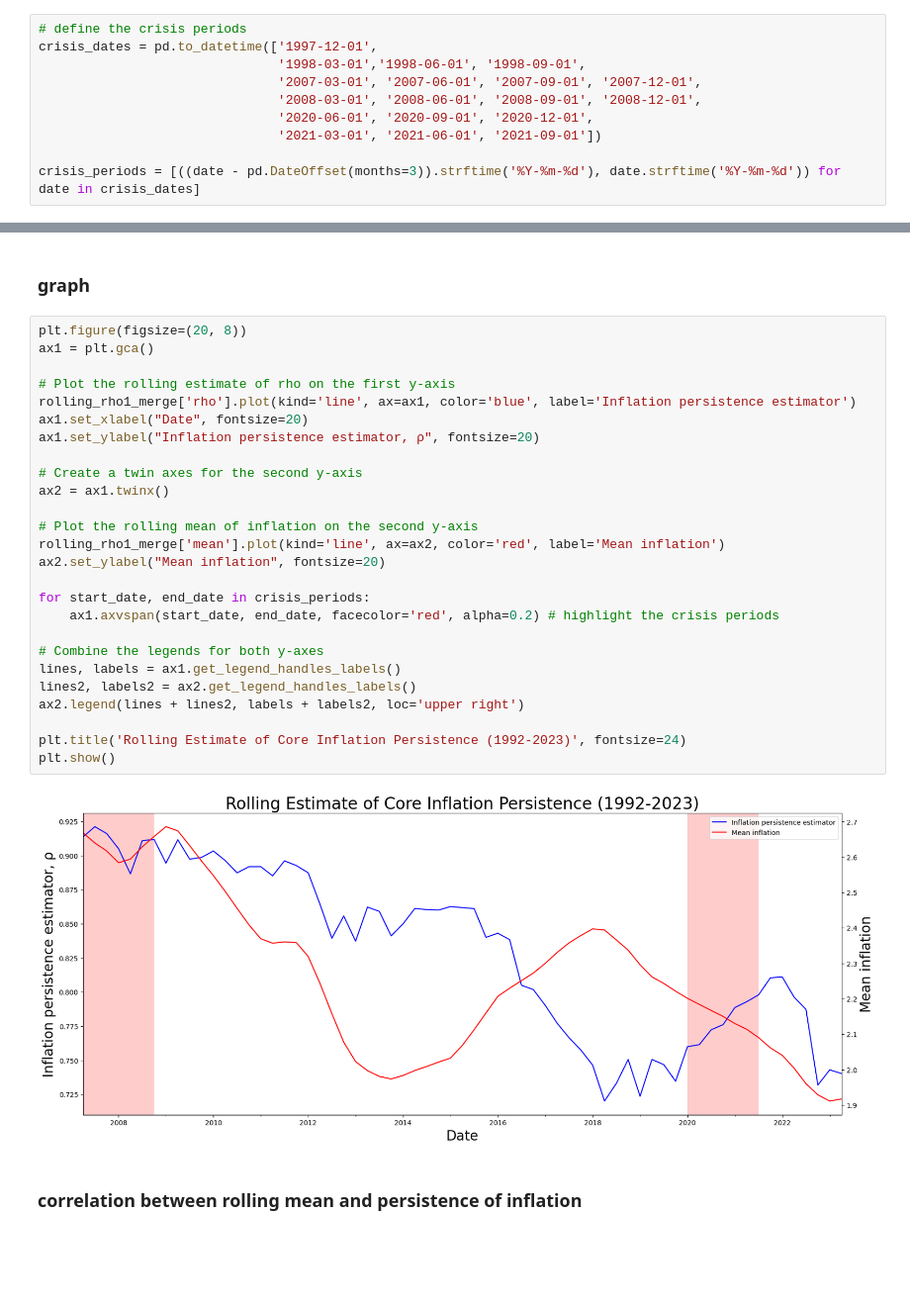
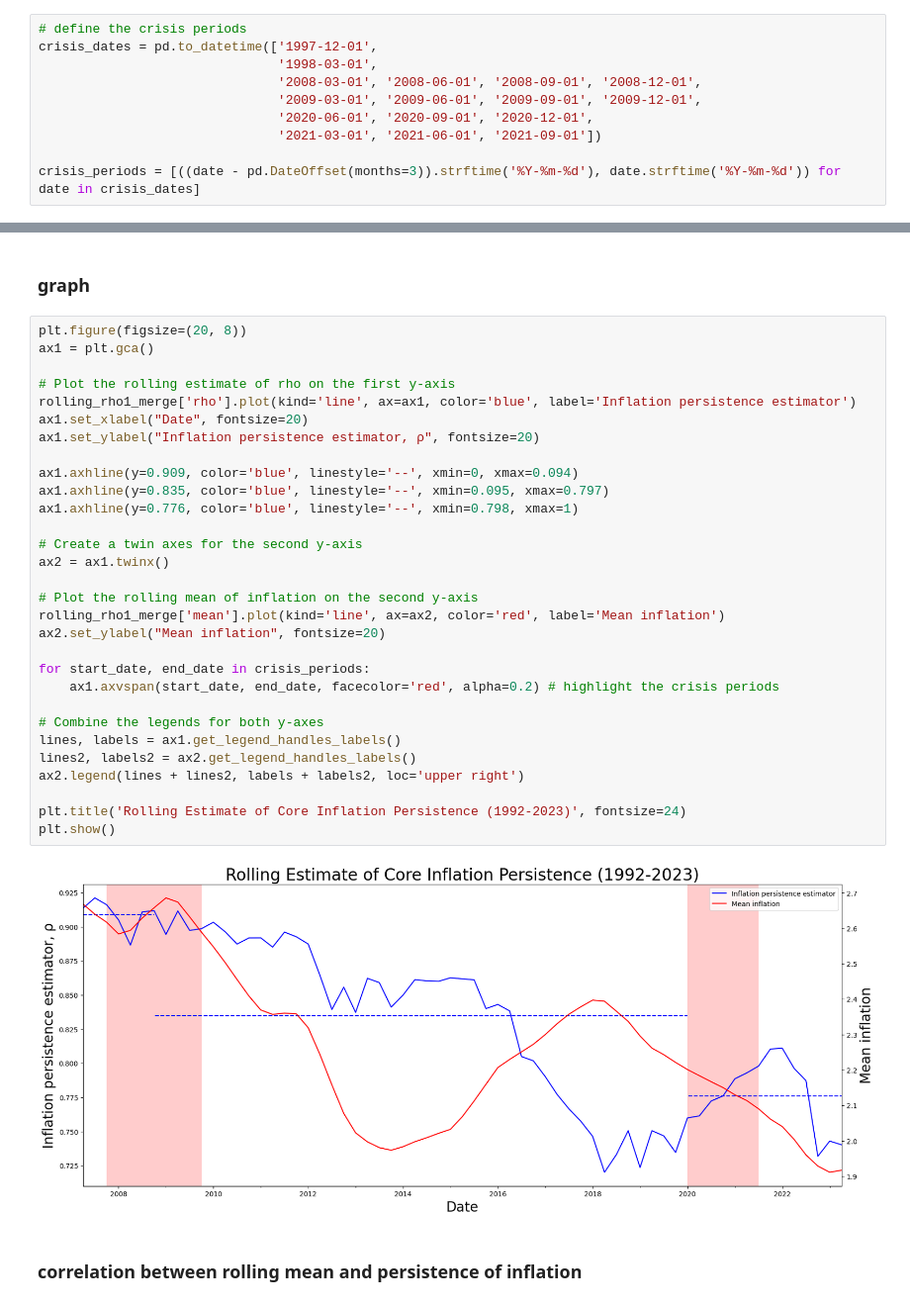
Before and after one commit to ziyun26/msia-inflation-persist, a Jupyter notebook: analysis.ipynb, the cells around one changed output, grey strips where cells are left out. Shown at 99% size. Cells and saved outputs as stored; diff of their text form; blank space fills up the shorter version.

```diff
--- a/analysis.ipynb
+++ b/analysis.ipynb
@@ -132,9 +127,9 @@ rolling_rho_merge = pd.merge(rolling_mean, rolling_rho, left_index = True, right
 # %%
 # define the crisis periods
 crisis_dates = pd.to_datetime(['1997-12-01',
-                               '1998-03-01','1998-06-01', '1998-09-01',
-                               '2007-03-01', '2007-06-01', '2007-09-01', '2007-12-01',
+                               '1998-03-01',
                                '2008-03-01', '2008-06-01', '2008-09-01', '2008-12-01',
+                               '2009-03-01', '2009-06-01', '2009-09-01', '2009-12-01',
                                '2020-06-01', '2020-09-01', '2020-12-01',
                                '2021-03-01', '2021-06-01', '2021-09-01'])
 
@@ -251,31 +266,35 @@ rolling_rho1_merge = pd.merge(rolling_mean1, rolling_rho1, left_index = True, ri
 # %%
 plt.figure(figsize=(20, 8))
 ax1 = plt.gca()
 
 # Plot the rolling estimate of rho on the first y-axis
 rolling_rho1_merge['rho'].plot(kind='line', ax=ax1, color='blue', label='Inflation persistence estimator')
 ax1.set_xlabel("Date", fontsize=20)
 ax1.set_ylabel("Inflation persistence estimator, ρ", fontsize=20)
+
+ax1.axhline(y=0.909, color='blue', linestyle='--', xmin=0, xmax=0.094)
+ax1.axhline(y=0.835, color='blue', linestyle='--', xmin=0.095, xmax=0.797)
+ax1.axhline(y=0.776, color='blue', linestyle='--', xmin=0.798, xmax=1)
 
 # Create a twin axes for the second y-axis
 ax2 = ax1.twinx()
 
 # Plot the rolling mean of inflation on the second y-axis
 rolling_rho1_merge['mean'].plot(kind='line', ax=ax2, color='red', label='Mean inflation')
 ax2.set_ylabel("Mean inflation", fontsize=20)
 
 for start_date, end_date in crisis_periods:
     ax1.axvspan(start_date, end_date, facecolor='red', alpha=0.2) # highlight the crisis periods
 
 # Combine the legends for both y-axes
 lines, labels = ax1.get_legend_handles_labels()
 lines2, labels2 = ax2.get_legend_handles_labels()
 ax2.legend(lines + lines2, labels + labels2, loc='upper right')
 
 plt.title('Rolling Estimate of Core Inflation Persistence (1992-2023)', fontsize=24)
 plt.show()
 # %% [output]
-[figure, old version]
+[figure, new version]
 # %% [markdown]
 ### correlation between rolling mean and persistence of inflation
 # %%
```
Also changed, not shown: parts of 3 cells of this notebook, 2 other files.
